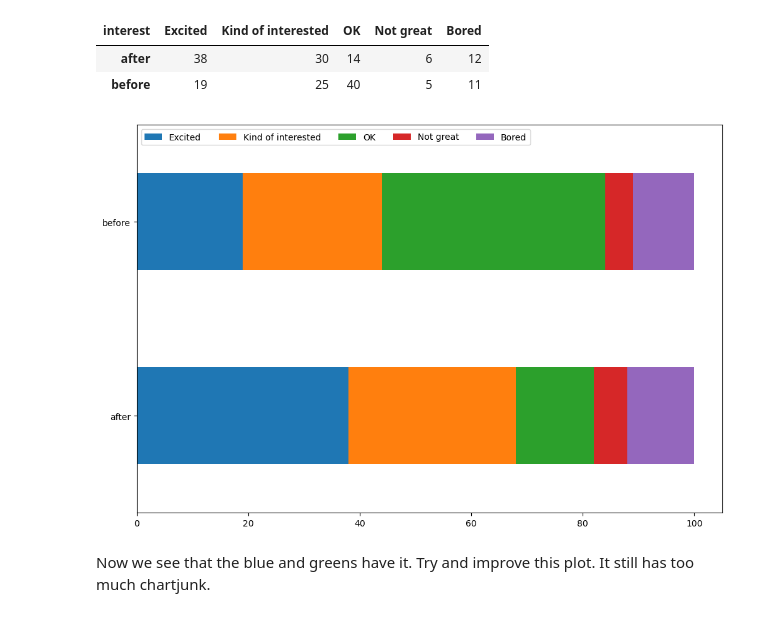
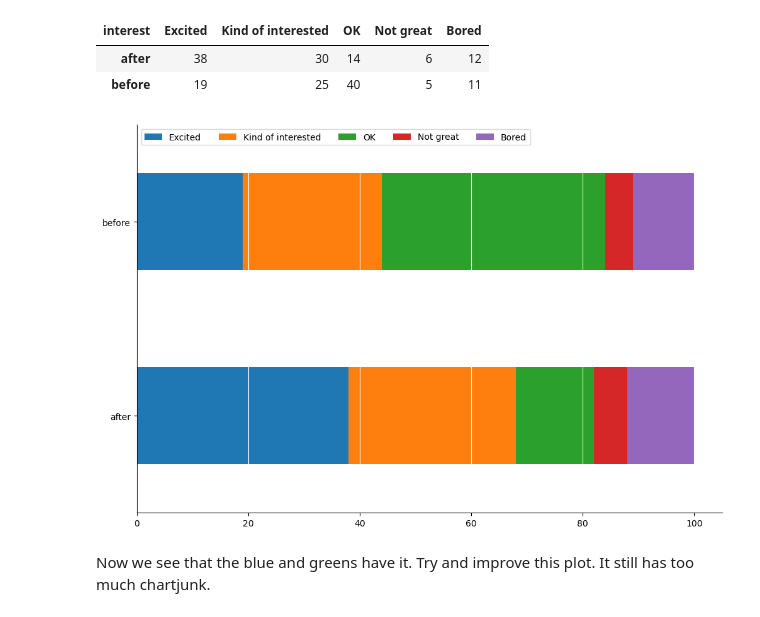
Before and after one commit to woojin-lee713/VizFun, a Jupyter notebook: some_things_about_visualization_full.ipynb, the cells around one changed output. Cells and saved outputs as stored; diff of their text form; code cells hidden in the pictures.

```diff
--- a/some_things_about_visualization_full.ipynb
+++ b/some_things_about_visualization_full.ipynb
@@ -286,10 +317,15 @@ dfst.iloc[[1, 0],:]
 # %%
 plt.figure(figsize=(12,8));
 ax = plt.gca()
 dfscience.transpose().loc[['after', 'before'], :].plot(ax=ax, kind="barh", stacked=True)
 plt.legend(loc=2, ncol=5);
+ax.grid(axis = 'x', color ='white', linestyle='-')
+ax.spines['right'].set_visible(False)
+ax.spines['bottom'].set_visible(True)
+ax.spines['top'].set_visible(False)
+ax.spines['left'].set_visible(True)
 # %% [output]
-[figure, old version]
+[figure, new version]
 # %% [markdown]
 Now we see that the blue and greens have it. Try and improve this plot. It still has too much chartjunk.
 # %% [markdown]
```
Also changed, not shown: parts of 17 cells of this notebook, 3 other files.
